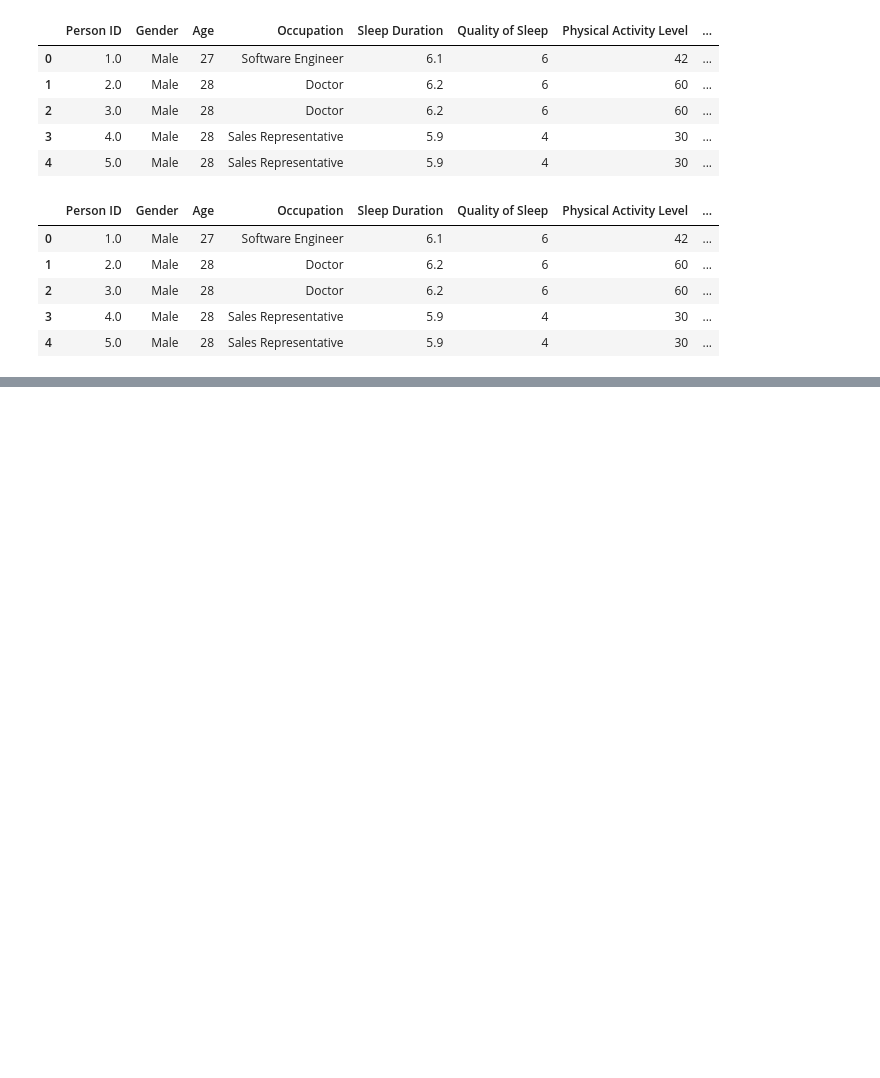
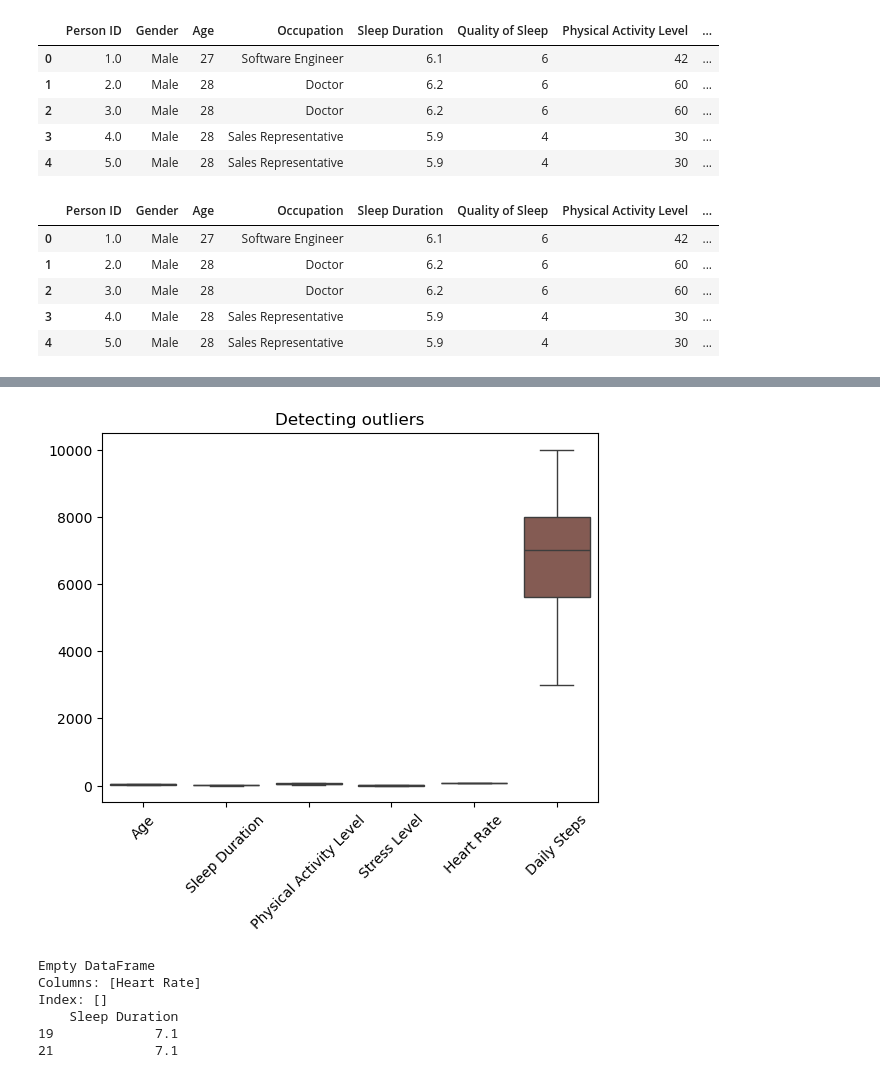
Before and after one commit to VictorAbhi/sleep_disorder_risk_analysis, a Jupyter notebook: sleep_disorder_risk.ipynb, the cells around one changed output, grey strips where cells are left out. Cells and saved outputs as stored; diff of their text form; code cells hidden in the pictures; blank space fills up the shorter version.

Commit message:
contnuing data preprocessing and EDA

```diff
--- a/sleep_disorder_risk.ipynb
+++ b/sleep_disorder_risk.ipynb
@@ -28,3 +28,6 @@ merged_df.head()
 | 2 | 3.0 | Male | 28 | Doctor | 6.2 | 6 | 60 | ... |
 | 3 | 4.0 | Male | 28 | Sales Representative | 5.9 | 4 | 30 | ... |
 | 4 | 5.0 | Male | 28 | Sales Representative | 5.9 | 4 | 30 | ... |
+# %%
+merged_df.columns
+merged_df.drop(columns=['Person ID'], inplace=True)
@@ -30,0 +50,40 @@ merged_df.head()
+# %%
+merged_df.fillna(merged_df['BMI Category'].mode(), inplace=True) # filling categorical variable with mode
+merged_df.fillna(merged_df['Blood Pressure'].mode(), inplace=True)
+# %%
+plt.Figure(figsize=(8,6))
+sns.boxplot(data=merged_df)
+plt.title("Detecting outliers")
+plt.xticks(rotation=45)
+plt.show()
+# %% [output]
+[figure, added]
+# %%
+# First, identify the outlier condition for the 'Heart Rate' and 'Sleep Duration' columns
+
+# For 'Heart Rate' column:
+Q1_hr = merged_df['Heart Rate'].quantile(0.25)
+Q3_hr = merged_df['Heart Rate'].quantile(0.75)
+IQR_hr = Q3_hr - Q1_hr
+outliers_condition_hr = (merged_df['Heart Rate'] < (Q1_hr - 1.5 * IQR_hr)) | (merged_df['Heart Rate'] > (Q3_hr + 1.5 * IQR_hr))
+
+# For 'Sleep Duration' column:
+Q1_sd = merged_df['Sleep Duration'].quantile(0.25)
+Q3_sd = merged_df['Sleep Duration'].quantile(0.75)
+IQR_sd = Q3_sd - Q1_sd
+outliers_condition_sd = (merged_df['Sleep Duration'] < (Q1_sd - 1.5 * IQR_sd)) | (merged_df['Sleep Duration'] > (Q3_sd + 1.5 * IQR_sd))
+
+# Replace outliers with the median value
+merged_df.loc[outliers_condition_hr, 'Heart Rate'] = merged_df['Heart Rate'].median()
+merged_df.loc[outliers_condition_sd, 'Sleep Duration'] = merged_df['Sleep Duration'].median()
+
+# Verify the changes
+print(merged_df[outliers_condition_hr][['Heart Rate']])
+print(merged_df[outliers_condition_sd][['Sleep Duration']])
+# %% [output]
+Empty DataFrame
+Columns: [Heart Rate]
+Index: []
+    Sleep Duration
+19             7.1
+21             7.1
```
Also changed, not shown: parts of 3 cells of this notebook.
